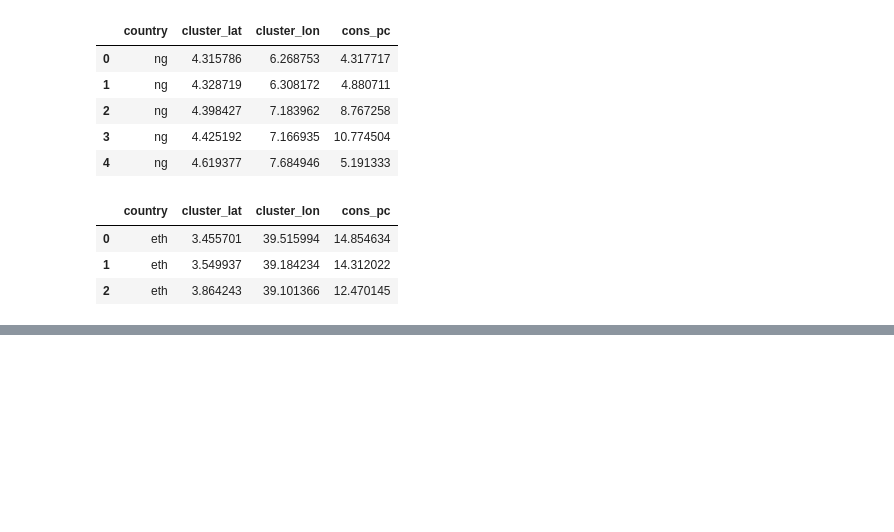
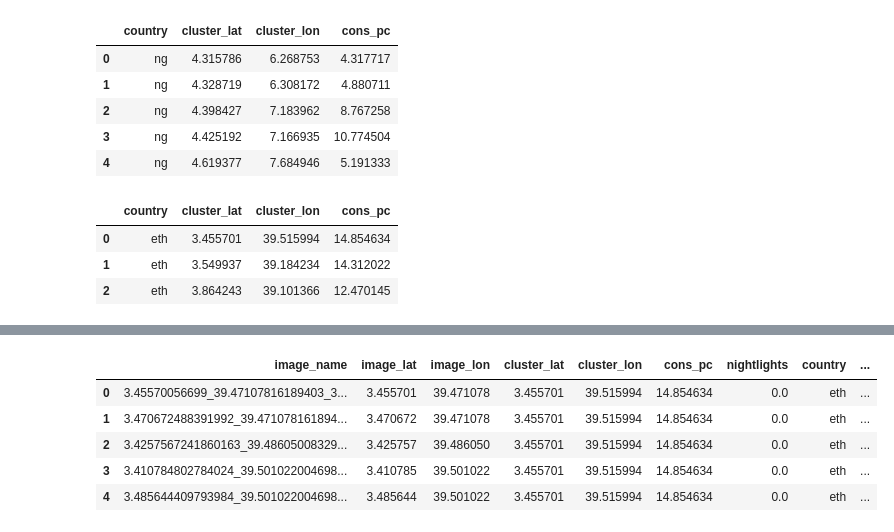
Before and after one commit to ladis-jil/Predicting-Economic-Activity-Satelite-Imagery, a Jupyter notebook: test_notebook.ipynb, the cells around one changed output, grey strips where cells are left out. Drawn from its saved outputs; the diff is of its cells as text; code cells hidden in the pictures; blank space fills up the shorter version.

```diff
--- a/test_notebook.ipynb
+++ b/test_notebook.ipynb
@@ -304,0 +385,9 @@ m.save('index.html')
+# %%
+df_download.head()
+# %% [output]
+|  | image_name | image_lat | image_lon | cluster_lat | cluster_lon | cons_pc | nightlights | country | ... |
+| 0 | 3.45570056699_39.47107816189403_3... | 3.455701 | 39.471078 | 3.455701 | 39.515994 | 14.854634 | 0.0 | eth | ... |
+| 1 | 3.470672488391992_39.471078161894... | 3.470672 | 39.471078 | 3.455701 | 39.515994 | 14.854634 | 0.0 | eth | ... |
+| 2 | 3.4257567241860163_39.48605008329... | 3.425757 | 39.486050 | 3.455701 | 39.515994 | 14.854634 | 0.0 | eth | ... |
+| 3 | 3.410784802784024_39.501022004698... | 3.410785 | 39.501022 | 3.455701 | 39.515994 | 14.854634 | 0.0 | eth | ... |
+| 4 | 3.485644409793984_39.501022004698... | 3.485644 | 39.501022 | 3.455701 | 39.515994 | 14.854634 | 0.0 | eth | ... |
```
Also changed, not shown: parts of 22 cells of this notebook, 3 other files.
